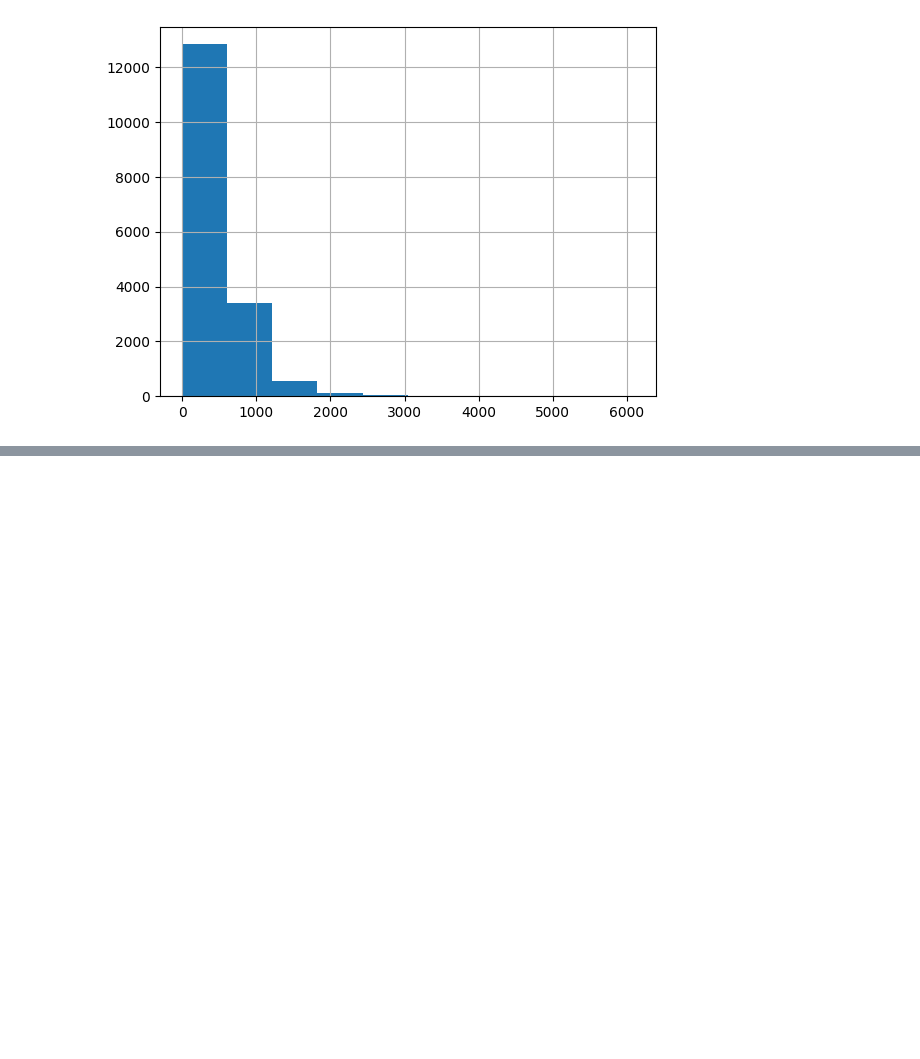
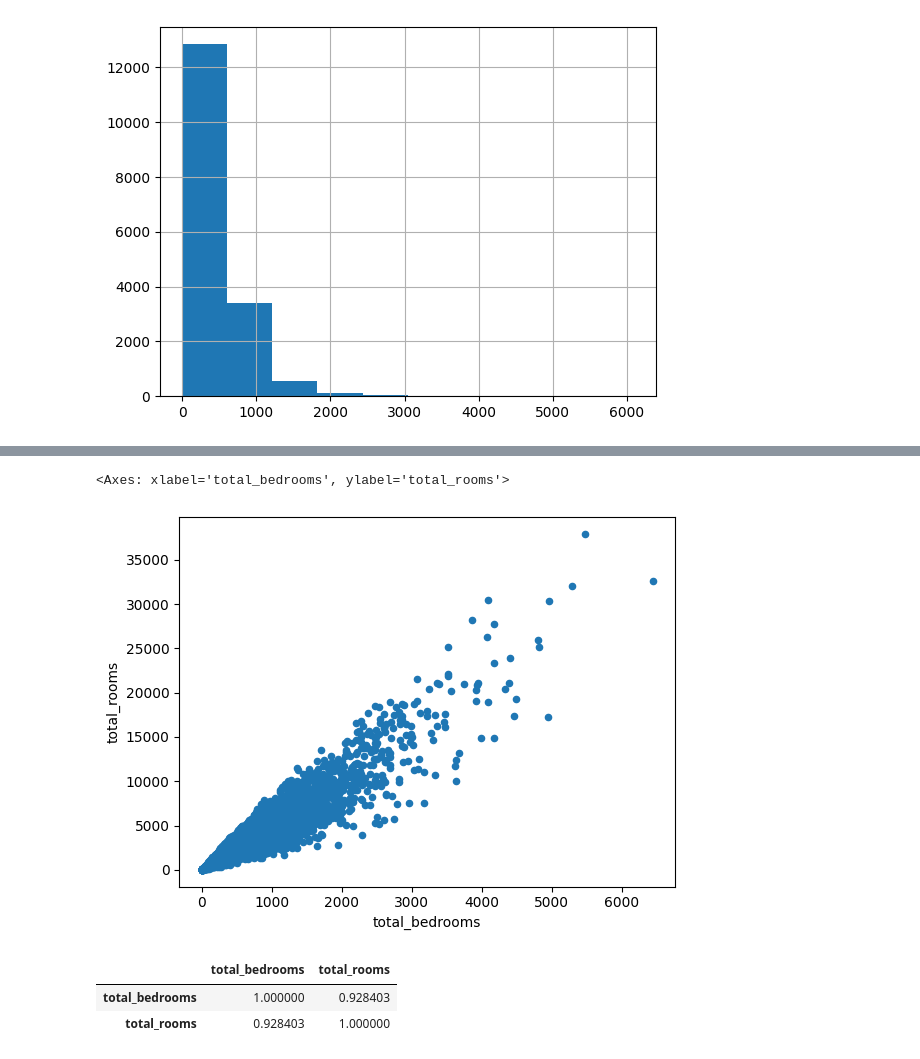
Before and after one commit to MAK8405/Pandas, a Jupyter notebook: Pandas.ipynb, the cells around one changed output, grey strips where cells are left out. Cells and saved outputs as stored; diff of their text form; code cells hidden in the pictures; blank space fills up the shorter version.

```diff
--- a/Pandas.ipynb
+++ b/Pandas.ipynb
@@ -111,0 +161,11 @@ hh.hist()
+# %%
+rooms.plot.scatter("total_bedrooms", "total_rooms")
+# %% [output]
+<Axes: xlabel='total_bedrooms', ylabel='total_rooms'>
+[figure, added]
+# %%
+rooms.corr()
+# %% [output]
+|  | total_bedrooms | total_rooms |
+| total_bedrooms | 1.000000 | 0.928403 |
+| total_rooms | 0.928403 | 1.000000 |
```
Also changed, not shown: parts of 8 cells of this notebook.
